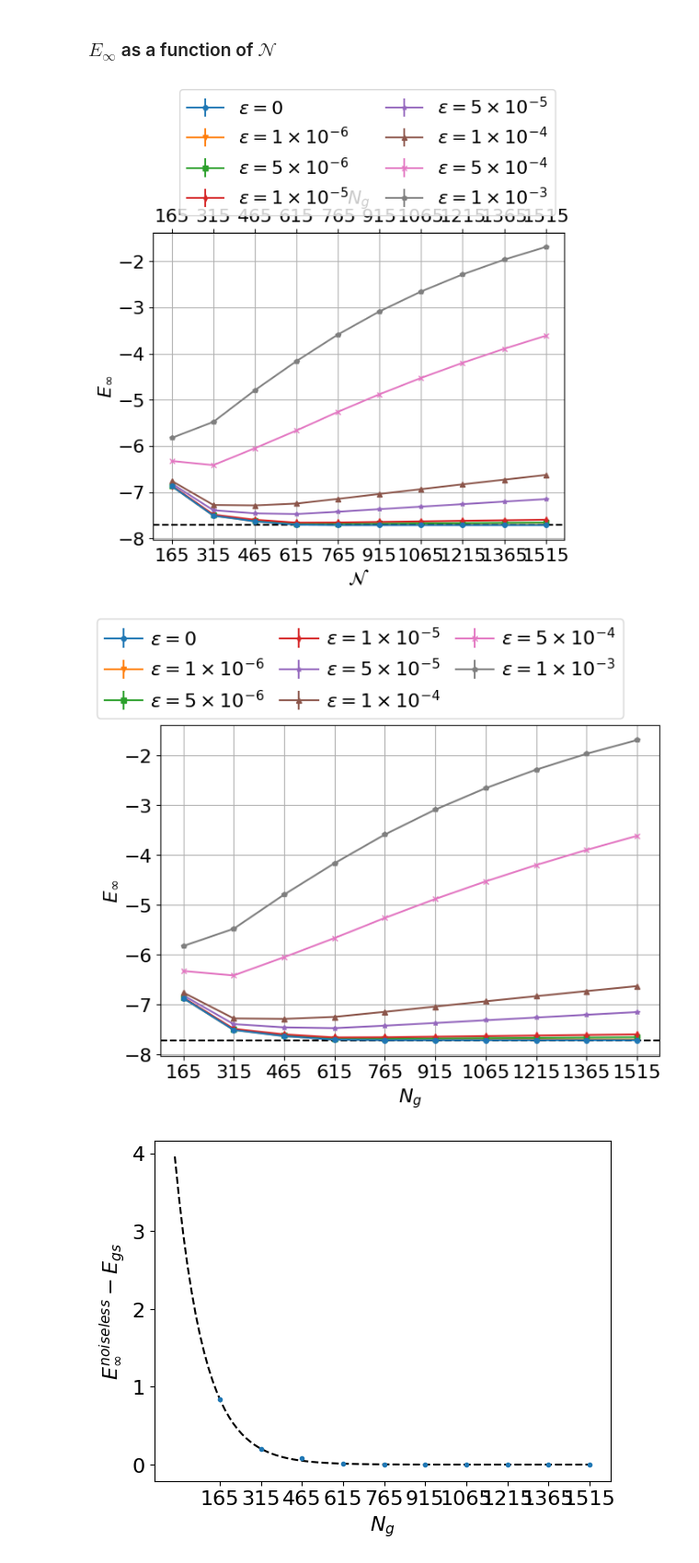
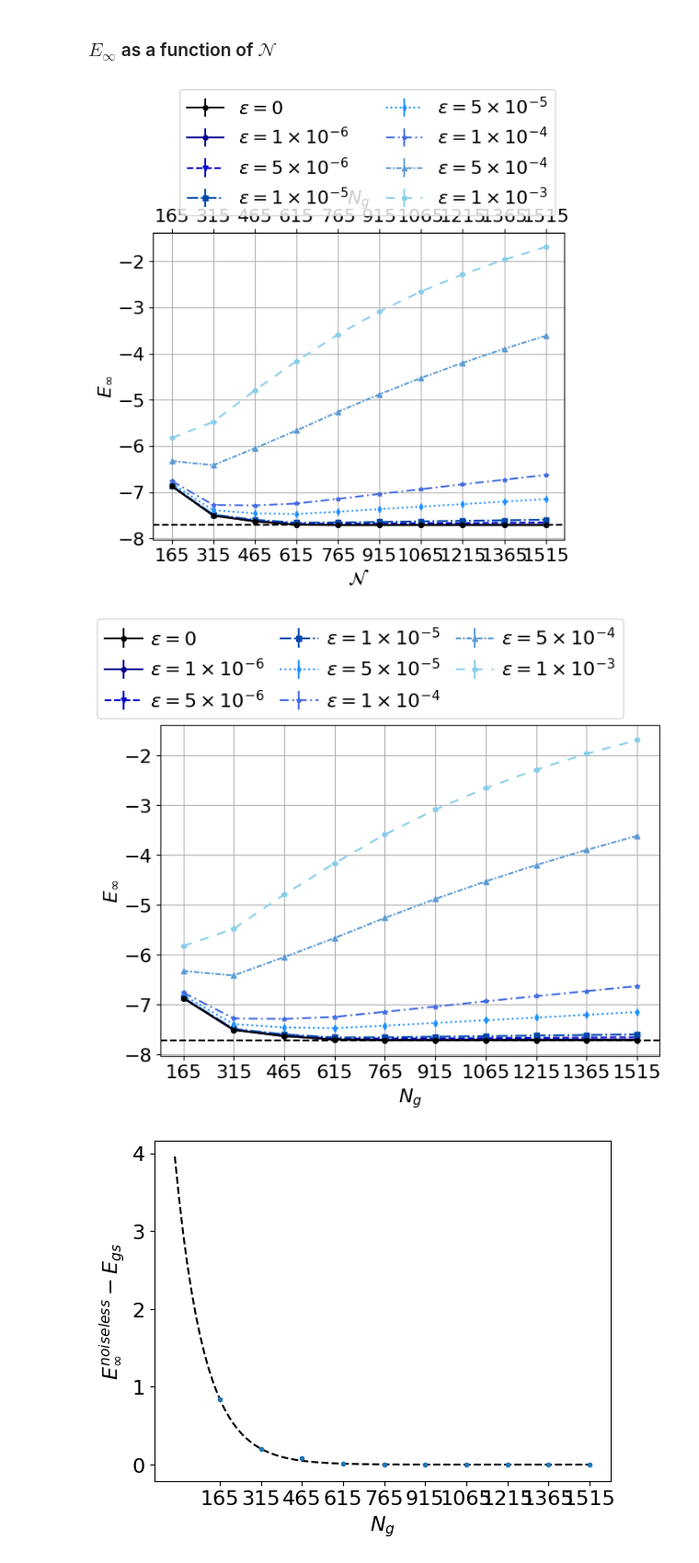
Before and after one commit to hvermaQ/VQE, a Jupyter notebook: noisy_global_comp_COBYLA_assumptions copy.ipynb, the cells around one changed output. Shown at 92% size. Saved outputs shown, nothing was run; the diff lists cells and outputs as text; code cells hidden in the pictures.

```diff
--- a/noisy_global_comp_COBYLA_assumptions copy.ipynb
+++ b/noisy_global_comp_COBYLA_assumptions copy.ipynb
@@ -873,14 +890,27 @@ marker = itertools.cycle(('o-', 'v-', 's-', 'd-', '*-', '^-', 'x-', 'p-'))
 # %%
 fig = plt.figure()
 ax = fig.add_subplot(1, 1, 1)
-#ax.plot(gate_ct, val_list_id, label = r'$\epsilon = 0$')
-plt.errorbar(gate_ctt, val_list_idm, yerr = val_list_ids, fmt = next(marker), markersize=4, label = r'$\epsilon = 0$')
+
+# Define shades of blue for epsilon > 0 (darker shades for better visibility)
+blue_shades = ['#00008B', '#0000CD', '#0047AB', '#1E90FF', '#4169E1', '#5B9BD5', '#87CEEB']
+
+# Define line styles for epsilon > 0
+line_styles = ['-', '--', '-.', ':', (0, (5, 2, 1, 2)), (0, (3, 1, 1, 1)), (0, (5, 5))]
+
+# Define marker styles
+markers = ['o', 'v', 's', 'd', '*', '^', 'p']
+
+# Plot epsilon = 0 in black
+plt.errorbar(gate_ctt, val_list_idm, yerr = val_list_ids, fmt='o-', markersize=4,
+             color='black', linestyle='-', label = r'$\epsilon = 0$')
+
+# Plot epsilon > 0 in shades of blue with different line styles
 for rt in range(len(base_expo)):
-    #ax.plot(gate_ct, np.array(noisy_data_val['%s'%rt]), label = r'$\epsilon = %s \times 10^%s$'%(base_expo[rt][0], base_expo[rt][1]))
-    plt.errorbar(gate_ctt, np.array(noisy_data_val_m['%s'%rt]), yerr = noisy_data_val_s['%s'%rt], fmt = next(marker), markersize=4, barsabove = True, label = r'$\epsilon = %s \times 10^{-%s}$'%(base_expo[rt][0], base_expo[rt][1]))
-    #ax.plot(gate_ct, np.multiply(exp_off[rt], val_list_id), label = r'$\epsilon = %s \times 10^%s$'%(base_expo[rt][0], base_expo[rt][1]))
-    #diff =  np.multiply(exp_off[rt], val_list_id) - np.array(noisy_data_val['%s'%rt])
-    #ax.plot(gate_ct, diff, label = r'$\epsilon = %s \times 10^%s$'%(base_expo[rt][0], base_expo[rt][1]))
+    plt.errorbar(gate_ctt, np.array(noisy_data_val_m['%s'%rt]), yerr = noisy_data_val_s['%s'%rt],
+                 fmt=markers[rt % len(markers)], markersize=4, barsabove = True,
+                 color=blue_shades[rt % len(blue_shades)],
+                 linestyle=line_styles[rt % len(line_styles)],
+                 label = r'$\epsilon = %s \times 10^{-%s}$'%(base_expo[rt][0], base_expo[rt][1]))
 ax.set_xlabel(r'$\mathcal{N}$')
 ax.set_ylabel(r'$ E_\infty$')
 ax.set_xticks(gate_ctt)
@@ -896,37 +926,50 @@ plt.grid()
 #plt.savefig('noisy_noiseless_conv_COBY.pdf', bbox_inches = 'tight')
 plt.show()
 # %% [output]
-[figure, old version]
+[figure, new version]
 # %%
 fig = plt.figure(figsize=(7.5, 5))
 ax = fig.add_subplot(1, 1, 1)
-#ax.plot(gate_ct, val_list_id, label = r'$\epsilon = 0$')
-plt.errorbar(gate_ctt, val_list_idm, yerr = val_list_ids, fmt = next(marker), markersize=4, label = r'$\epsilon = 0$')
+
+# Define shades of blue for epsilon > 0 (darker shades for better visibility)
+blue_shades = ['#00008B', '#0000CD', '#0047AB', '#1E90FF', '#4169E1', '#5B9BD5', '#87CEEB']
+
+# Define line styles for epsilon > 0
+line_styles = ['-', '--', '-.', ':', (0, (5, 2, 1, 2)), (0, (3, 1, 1, 1)), (0, (5, 5))]
+
+# Define marker styles
+markers = ['o', 'v', 's', 'd', '*', '^', 'p']
+
+# Plot epsilon = 0 in black
+plt.errorbar(gate_ctt, val_list_idm, yerr = val_list_ids, fmt='o-', markersize=4,
+             color='black', linestyle='-', label = r'$\epsilon = 0$')
+
+# Plot epsilon > 0 in shades of blue with different line styles
 for rt in range(len(base_expo)):
-    #ax.plot(gate_ct, np.array(noisy_data_val['%s'%rt]), label = r'$\epsilon = %s \times 10^%s$'%(base_expo[rt][0], base_expo[rt][1]))
-    plt.errorbar(gate_ctt, np.array(noisy_data_val_m['%s'%rt]), yerr = noisy_data_val_s['%s'%rt], fmt = next(marker), markersize=4, barsabove = True, label = r'$\epsilon = %s \times 10^{-%s}$'%(base_expo[rt][0], base_expo[rt][1]))
-    #ax.plot(gate_ct, np.multiply(exp_off[rt], val_list_id), label = r'$\epsilon = %s \times 10^%s$'%(base_expo[rt][0], base_expo[rt][1]))
-    #diff =  np.multiply(exp_off[rt], val_list_id) - np.array(noisy_data_val['%s'%rt])
-    #ax.plot(gate_ct, diff, label = r'$\epsilon = %s \times 10^%s$'%(base_expo[rt][0], base_expo[rt][1]))
+    plt.errorbar(gate_ctt, np.array(noisy_data_val_m['%s'%rt]), yerr = noisy_data_val_s['%s'%rt],
+                 fmt=markers[rt % len(markers)], markersize=4, barsabove = True,
+                 color=blue_shades[rt % len(blue_shades)],
+                 linestyle=line_styles[rt % len(line_styles)],
+                 label = r'$\epsilon = %s \times 10^{-%s}$'%(base_expo[rt][0], base_expo[rt][1]))
 ax.set_ylabel(r'$ E_\infty$')
 ax.set_xticks(gate_ctt)
 ax.set_xlabel(r'$N_g$')
 ax.set_xticklabels(gate_ctt)
 plt.axhline(g_en5, color = 'k', xmin = 0, xmax = 500, linestyle = '--')
 # Create the legend with all lines
 plt.legend(ncol = 3,
            loc = "upper center",
            labelspacing=0.5,
             columnspacing=0.8,    # vertical space between entries (default ~0.5)
             bbox_to_anchor = (0.4, 1.35),
             handletextpad=0.4)   # space between handle and text
 #plt.legend(ncol = 2, loc = "upper center", bbox_to_anchor = (0.5, 1.35))
 #ax.set_xscale('log')
 plt.grid()
 plt.savefig('Figs/noisy_noiseless_conv_COBY.pdf', bbox_inches = 'tight')
 plt.show()
 # %% [output]
-[figure, old version]
+[figure, new version]
 # %%
 n_lay = 10
 # %%
```
Also changed, not shown: parts of 1 cell of this notebook, 4 other files.
